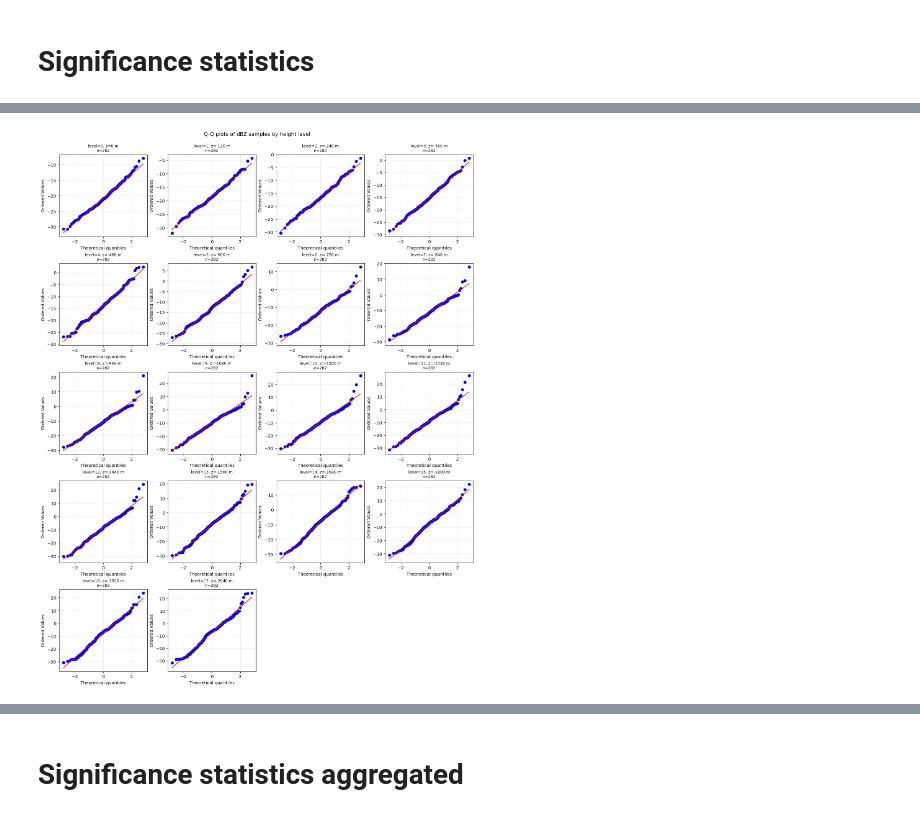
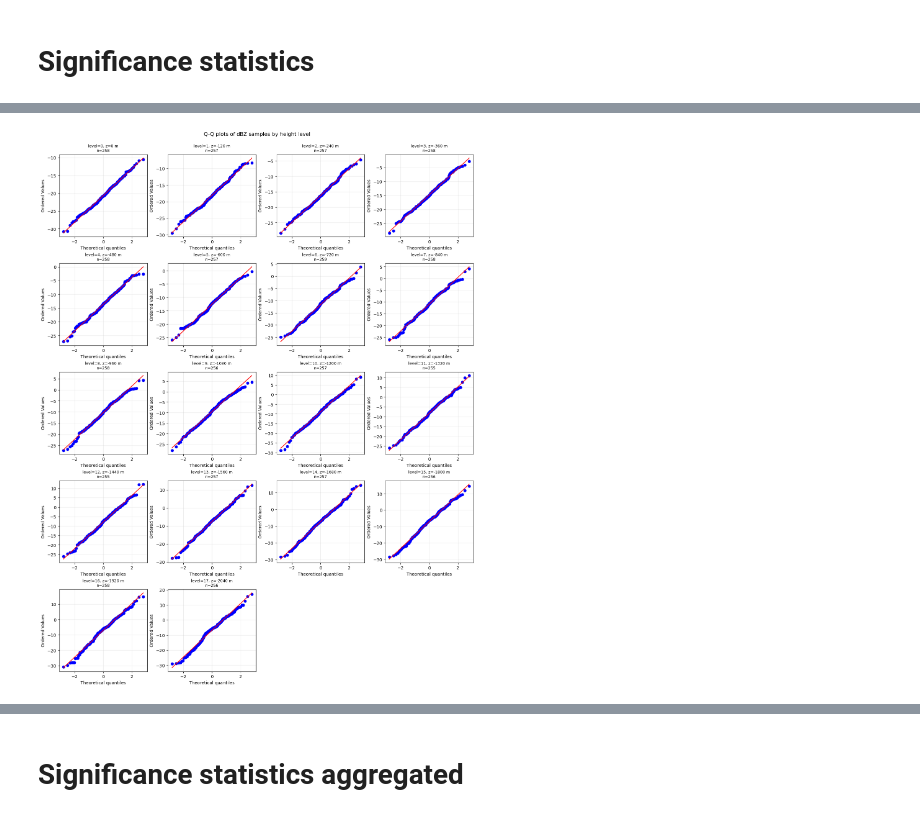
Before and after one commit to DragomirNikolov/MSGI, a Jupyter notebook: plotting/bulk_plots.ipynb, the cells around one changed output, grey strips where cells are left out. Saved outputs shown, nothing was run; the diff lists cells and outputs as text; code cells hidden in the pictures.

```diff
--- a/plotting/bulk_plots.ipynb
+++ b/plotting/bulk_plots.ipynb
@@ -602,0 +689,5 @@ Name: proportion, dtype: float64
+# %%
+bulk_data_filtered["Z_anomaly"] = bulk_data_filtered.apply(lambda row: row["Z_bulk_means"] - level_mean, axis=1)
+# %%
+bulk_data_filtered["bulk_anomaly"] = bulk_data_filtered.apply(lambda row: row["Z_anomaly"][int(row["ct_depth"])//120:].mean(), axis=1)
+bulk_data_filtered["integrated_anomaly"] = bulk_data_filtered.apply(lambda row: row["Z_anomaly"][2:].sum(), axis=1)
@@ -2137,0 +2856,29 @@ plt.show()
+# %%
+n = len(inds)
+nrows = 3
+ncols = int(np.ceil(n / ncols))
+
+fig, axes = plt.subplots(nrows, ncols, constrained_layout=True)
+
+for i, ind in enumerate(inds):
+    row=i//3
+    col=i%3
+    # print(row,col)
+    selected_clouds = bulk_data_df_split[bulk_data_df_split["rel_ind"]==ind]
+    axes[row,col].scatter(selected_clouds["avg_lon"],selected_clouds["avg_lat"], s=5)
+    selected_clouds_filt = bulk_data_filtered[bulk_data_filtered["rel_ind"]==ind]
+    axes[row,col].scatter(selected_clouds_filt["avg_lon"],selected_clouds_filt["avg_lat"],color='red',s=5)
+    axes[row,col].set_title(f"t_peak {ind*15}")
+    # axes[row,col].set_xscale("log")
+    # axes[row,col].set_xlim(0,1e6)
+    # axes[row,col].set_ylim(0,40)
+    for line_lat in [-70,-30,30,70]:
+        axes[row,col].axhline(line_lat,linestyle="--",linewidth=0.5,color="black",alpha=0.7)
+    if col==0:
+        axes[row,col].set_ylabel("Latitude")
+    if row==2:
+        axes[row,col].set_xlabel("Longitude")
+    axes[row,col].set_ylim(-80,80)
+    axes[row,col].set_xlim(-80,80)
+
+plt.show()
@@ -2186,8 +3032,7 @@ for i, ind in enumerate(inds):
 
     axes[row,col].axhline(selected_clouds_filt["avg_ctt"].mean()-273.15,linestyle="--",linewidth=0.5,color="red")
     axes[row,col].axvline(selected_clouds_filt["avg_cot"].mean(),linestyle="--",linewidth=0.5,color="red")
-    axes[row,col].axvline(selected_clouds_filt["avg_cot"].mean(),linestyle="--",linewidth=0.5,color="red")
-    axes[row,col].axvline(selected_clouds_filt["avg_cot"].mean(),linestyle="--",linewidth=0.5,color="red")
+
     if col==0:
         axes[row,col].set_ylabel("CTT")
     if row==2:
@@ -2246,35 +3087,35 @@ axes = np.ravel(axes)
 
 for level, ax in enumerate(axes[:n_levels]):
 
     level_samples = []
 
     for ind in inds:
         dbZ = Z_meas[ind]
         dbZ[~np.isfinite(dbZ)] = np.nan
 
         x = dbZ[:, level]
         x = x[np.isfinite(x)]
         level_samples.append(x)
 
     x = np.concatenate(level_samples)
-
+    x=remove_outliers_iqr(x)
     if len(x) > 2:
         stats.probplot(x, dist="norm", plot=ax)
 
     ax.set_title(
         f"level={level}, z={y_levels[level]:.0f} m\nn={len(x)}",
         fontsize=9
     )
     ax.grid(alpha=0.25)
 
 # Hide unused axes
 for ax in axes[n_levels:]:
     ax.axis("off")
 
 fig.suptitle("Q-Q plots of dBZ samples by height level", y=1.02)
 plt.show()
 # %% [output]
-[figure, old version]
+[figure, new version]
 # %%
 plt.figure(figsize=(8, 5))
 plt.imshow(
```
Also changed, not shown: parts of 49 cells of this notebook, 5 other files.
